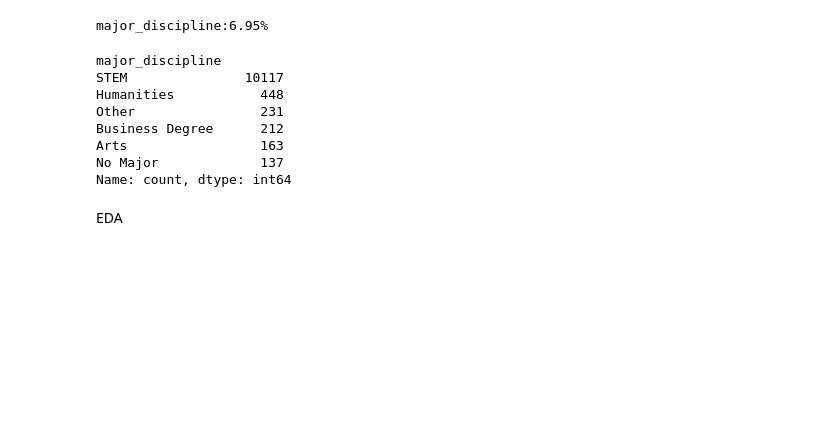
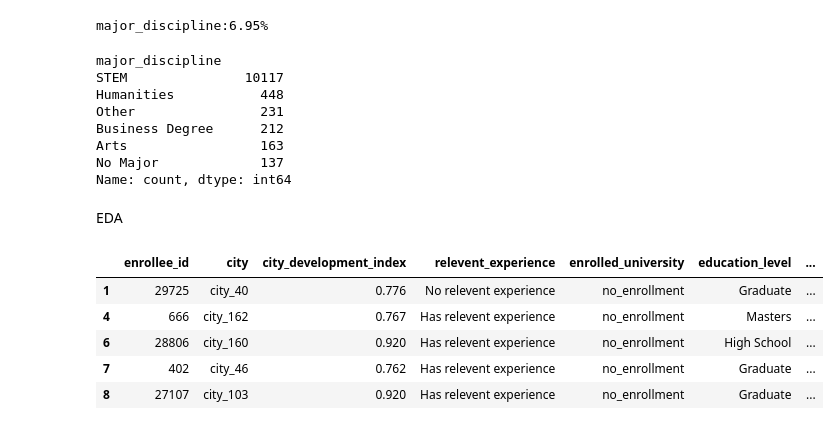
Before and after one commit to NevzatTaha/Hr_Analytic-Data-Cleaning-and-Prediction, a Jupyter notebook: HRAnalytic.ipynb, the cells around one changed output. Cells and saved outputs as stored; diff of their text form; code cells hidden in the pictures; blank space fills up the shorter version.

```diff
--- a/HRAnalytic.ipynb
+++ b/HRAnalytic.ipynb
@@ -675,3 +675,12 @@ df["major_discipline"].fillna("Unknown",inplace=True)
 null_sorted(df)
 # %% [markdown]
 EDA
+# %%
+df.head()
+# %% [output]
+|  | enrollee_id | city | city_development_index | relevent_experience | enrolled_university | education_level | ... |
+| 1 | 29725 | city_40 | 0.776 | No relevent experience | no_enrollment | Graduate | ... |
+| 4 | 666 | city_162 | 0.767 | Has relevent experience | no_enrollment | Masters | ... |
+| 6 | 28806 | city_160 | 0.920 | Has relevent experience | no_enrollment | High School | ... |
+| 7 | 402 | city_46 | 0.762 | Has relevent experience | no_enrollment | Graduate | ... |
+| 8 | 27107 | city_103 | 0.920 | Has relevent experience | no_enrollment | Graduate | ... |
```
Also changed, not shown: parts of 1 cell of this notebook.
